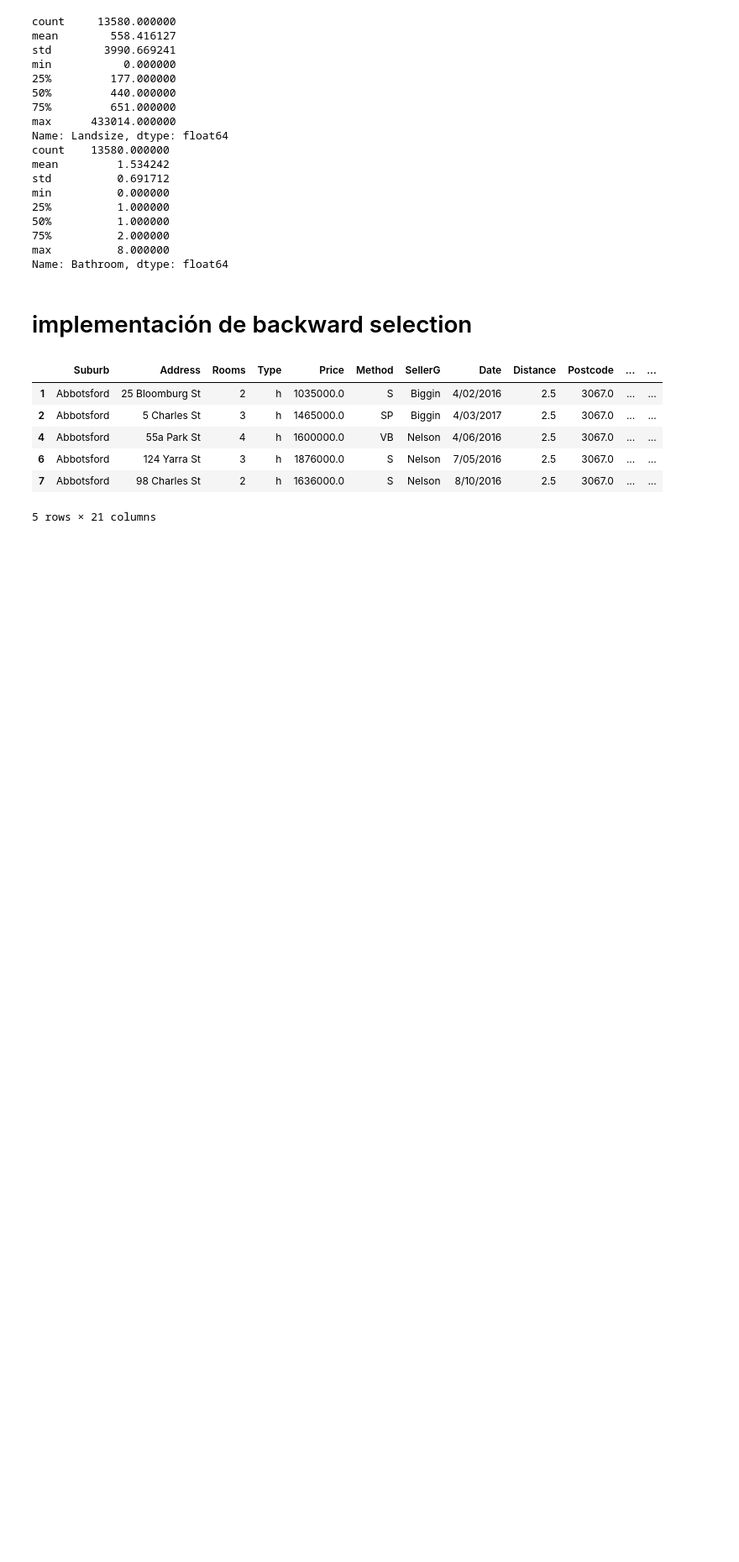
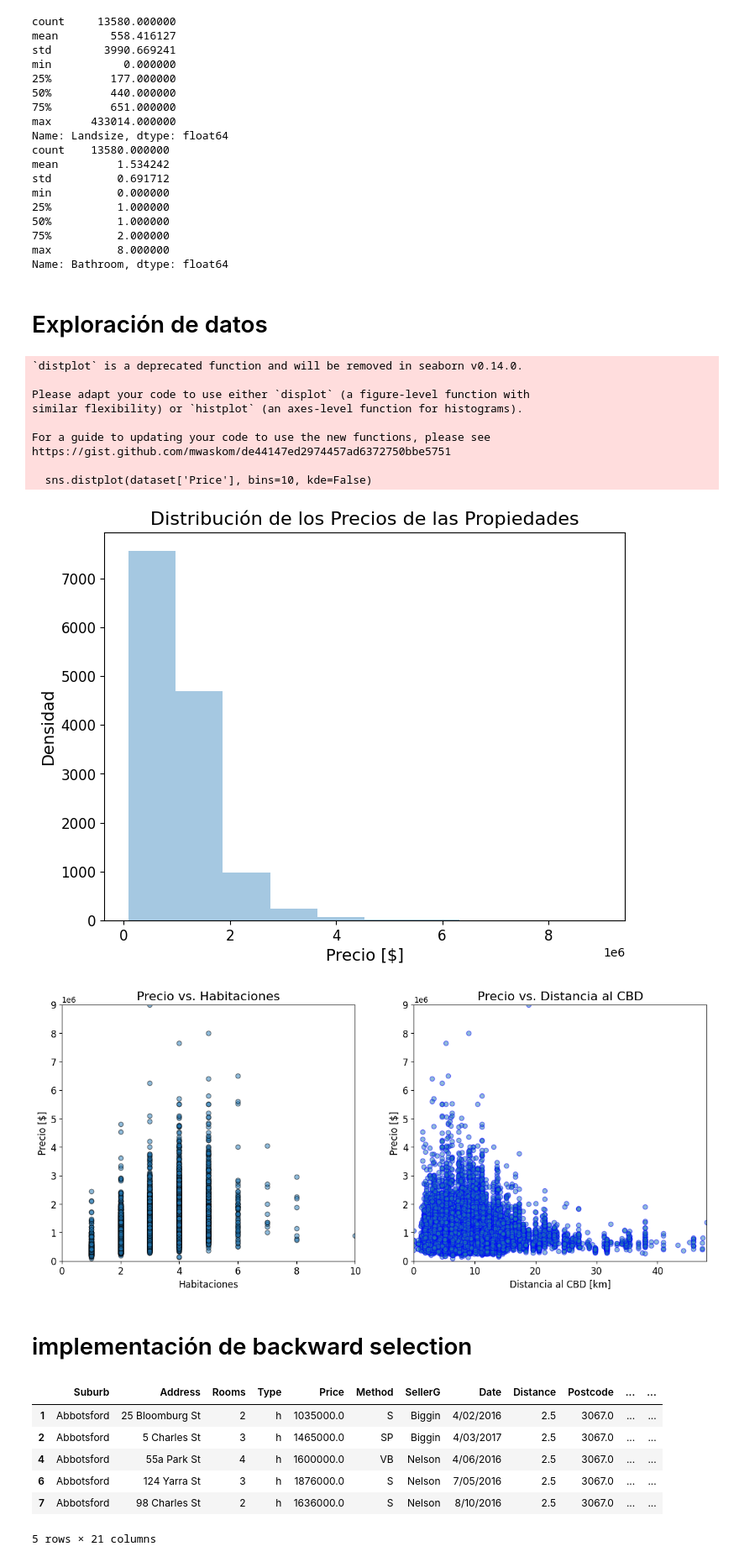
Before and after one commit to alfcastillo90/evaluando_modelos_ml, a Jupyter notebook: evaluacion_modelos.ipynb, the cells around one changed output. Shown: that part at 84% size. Saved outputs shown, nothing was run; the diff lists cells and outputs as text; code cells hidden in the pictures; blank space fills up the shorter version.

Commit message:
ADD: exploracion de datos

```diff
--- a/evaluacion_modelos.ipynb
+++ b/evaluacion_modelos.ipynb
@@ -153,6 +183,65 @@ min          0.000000
 75%          2.000000
 max          8.000000
 Name: Bathroom, dtype: float64
+# %% [markdown]
+# Exploración de datos
+# %%
+# Importamos las librerías necesarias
+import pandas as pd
+import matplotlib.pyplot as plt
+import seaborn as sns
+
+# Mostramos las primeras 5 filas del conjunto de datos
+dataset.head(5)
+
+# Estamos interesados en ciertas columnas de interés
+dataset = dataset[['Rooms', 'Price', 'Distance', 'Landsize', 'BuildingArea']]
+
+# Creamos un histograma de la variable 'Price'
+plt.figure(figsize=(8,6))
+sns.distplot(dataset['Price'], bins=10, kde=False)
+plt.title('Distribución de los Precios de las Propiedades', fontsize=16)
+plt.xlabel('Precio [$]', fontsize=14)
+plt.xticks(fontsize=12)
+plt.ylabel('Densidad', fontsize=14)
+plt.yticks(fontsize=12)
+plt.show()
+
+# Crear un gráfico de dispersión de 'Rooms' vs 'Price'
+plt.figure(figsize=(15,6))
+plt.subplot(121)
+plt.scatter(dataset['Rooms'], dataset['Price'], edgecolor='k', alpha=0.5)
+plt.xlim(0, dataset['Rooms'].max())
+plt.xlabel('Habitaciones', fontsize=12)
+plt.xticks(fontsize=12)
+plt.ylim(0, dataset['Price'].max())
+plt.ylabel('Precio [$]', fontsize=12)
+plt.yticks(fontsize=12)
+plt.title('Precio vs. Habitaciones', fontsize=16)
+
+# Creamos un gráfico de dispersión de 'Distance' vs 'Price'
+plt.subplot(122)
+plt.scatter(dataset['Distance'], dataset['Price'], edgecolor='b', alpha=0.5)
+plt.xlim(0, dataset['Distance'].max())
+plt.xlabel('Distancia al CBD [km]', fontsize=12)
+plt.xticks(fontsize=12)
+plt.ylim(0, dataset['Price'].max())
+plt.ylabel('Precio [$]', fontsize=12)
+plt.yticks(fontsize=12)
+plt.title('Precio vs. Distancia al CBD', fontsize=16)
+plt.show()
+# %% [output]
+`distplot` is a deprecated function and will be removed in seaborn v0.14.0.
+
+Please adapt your code to use either `displot` (a figure-level function with
+similar flexibility) or `histplot` (an axes-level function for histograms).
+
+For a guide to updating your code to use the new functions, please see
+https://gist.github.com/mwaskom/de44147ed2974457ad6372750bbe5751
+
+  sns.distplot(dataset['Price'], bins=10, kde=False)
+[figure, added]
+[figure, added]
 # %% [markdown]
 # implementación de backward selection
 # %%
```
Also changed, not shown: parts of 3 cells of this notebook.
